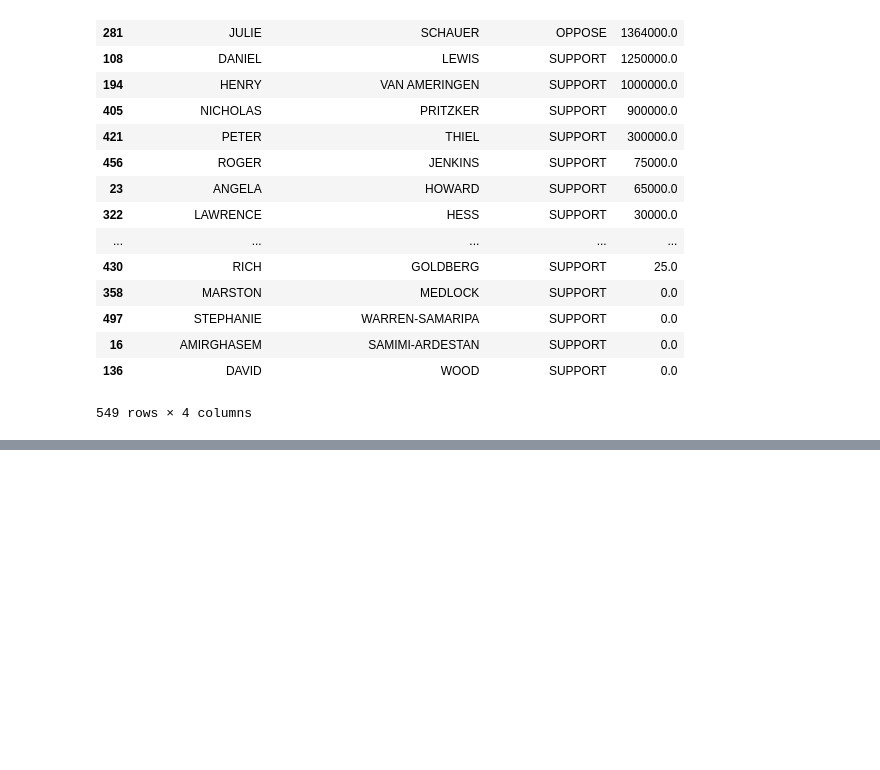
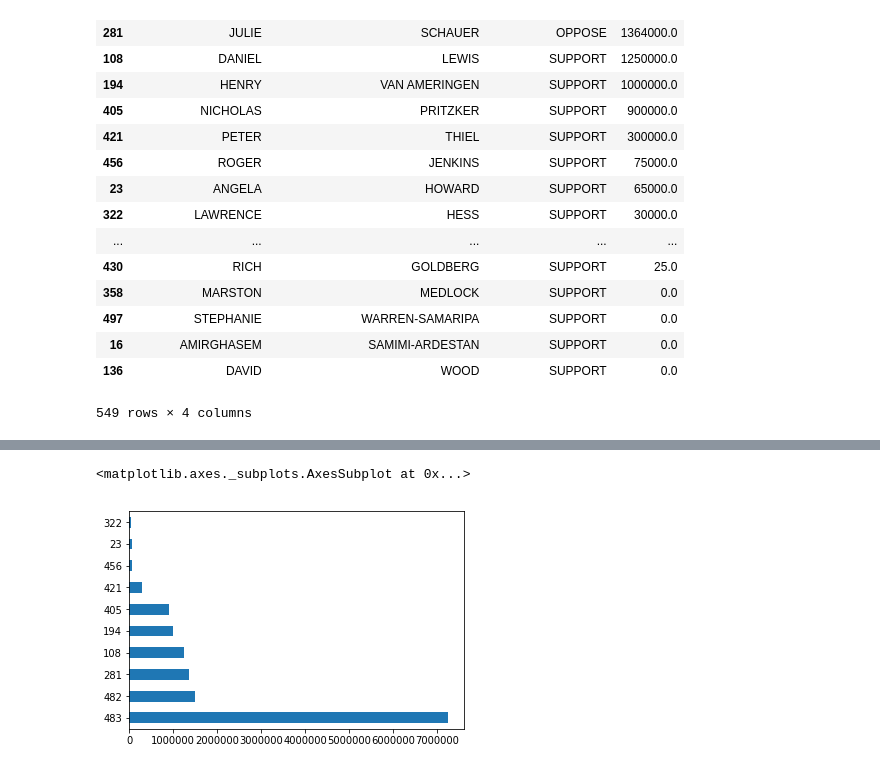
Before and after one commit to maciejszulc/first-python-notebook, a Jupyter notebook: Data_Cal_Access.ipynb, the cells around one changed output, grey strips where cells are left out. Drawn from its saved outputs; the diff is of its cells as text; code cells hidden in the pictures; blank space fills up the shorter version.

```diff
--- a/Data_Cal_Access.ipynb
+++ b/Data_Cal_Access.ipynb
@@ -531,0 +552,5 @@ merged.groupby(["contributor_firstname", "contributor_lastname", "committee_posi
+# %%
+top_donors.head(10).amount.plot.barh()
+# %% [output]
+<matplotlib.axes._subplots.AxesSubplot at 0x...>
+[figure, added]
```
Also changed, not shown: parts of 25 cells of this notebook.
